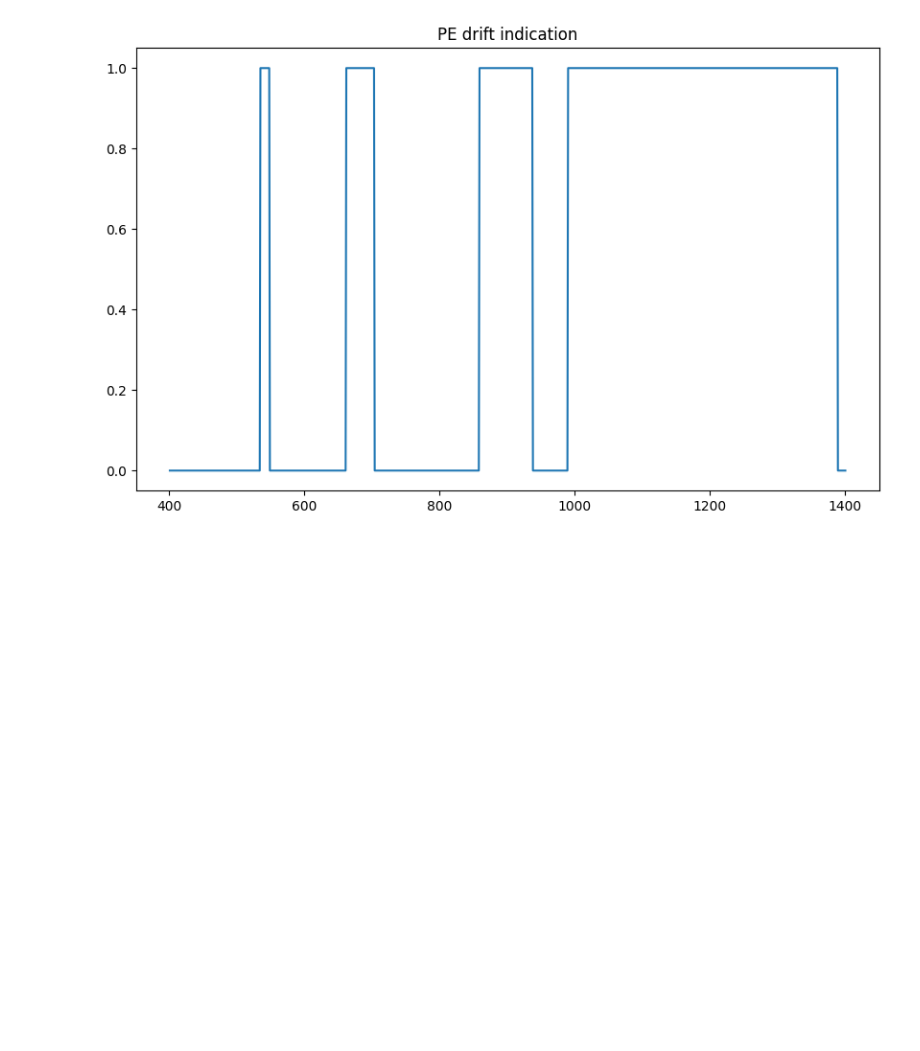
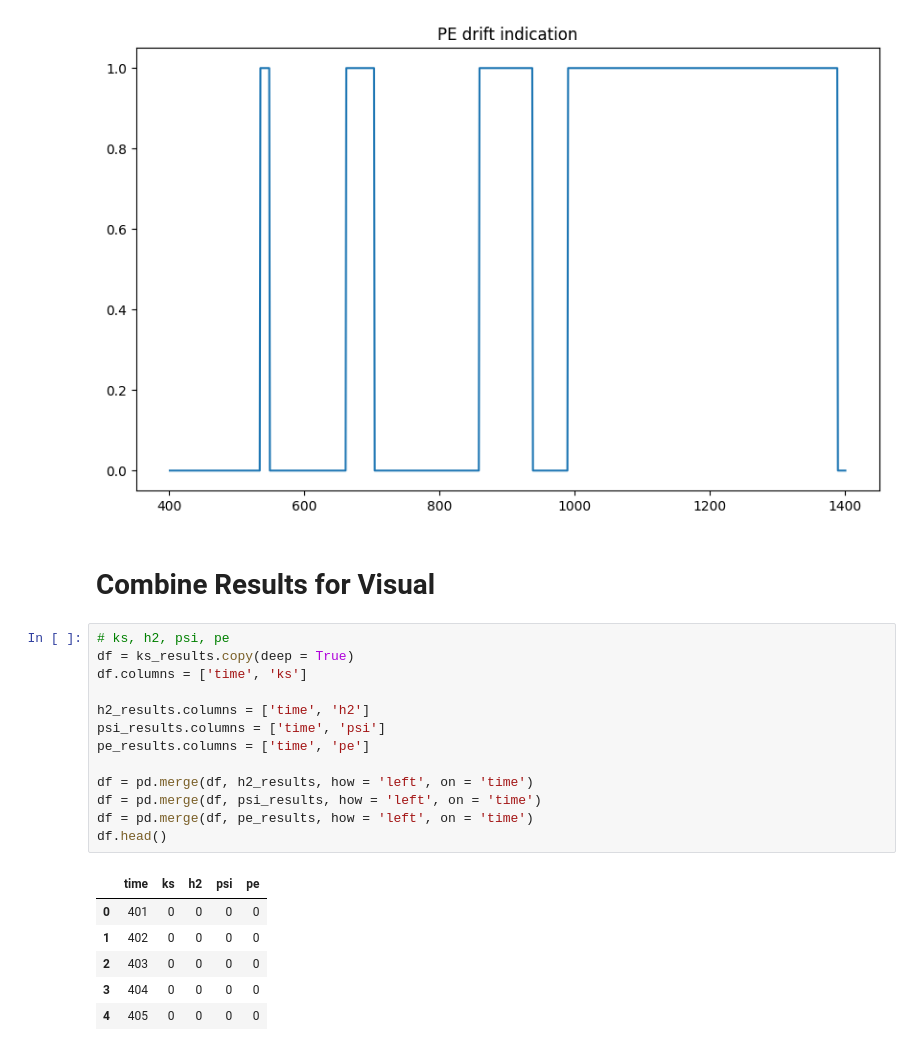
Before and after one commit to christophershultz/risk_econ, a Jupyter notebook: tda_data_drift/drift_extended_comparison.ipynb, the cells around one changed output. Saved outputs shown, nothing was run; the diff lists cells and outputs as text; blank space fills up the shorter version.

```diff
--- a/tda_data_drift/drift_extended_comparison.ipynb
+++ b/tda_data_drift/drift_extended_comparison.ipynb
@@ -198,3 +198,25 @@ plt.title('PE drift indication')
 FIRST NOTICE OF DRIFT: 535
 Text(0.5, 1.0, 'PE drift indication')
 [figure]
+# %% [markdown]
+# Combine Results for Visual
+# %%
+# ks, h2, psi, pe
+df = ks_results.copy(deep = True)
+df.columns = ['time', 'ks']
+
+h2_results.columns = ['time', 'h2']
+psi_results.columns = ['time', 'psi']
+pe_results.columns = ['time', 'pe']
+
+df = pd.merge(df, h2_results, how = 'left', on = 'time')
+df = pd.merge(df, psi_results, how = 'left', on = 'time')
+df = pd.merge(df, pe_results, how = 'left', on = 'time')
+df.head()
+# %% [output]
+|  | time | ks | h2 | psi | pe |
+| 0 | 401 | 0 | 0 | 0 | 0 |
+| 1 | 402 | 0 | 0 | 0 | 0 |
+| 2 | 403 | 0 | 0 | 0 | 0 |
+| 3 | 404 | 0 | 0 | 0 | 0 |
+| 4 | 405 | 0 | 0 | 0 | 0 |
```
Also changed, not shown: parts of 3 cells of this notebook, 3 other files.
